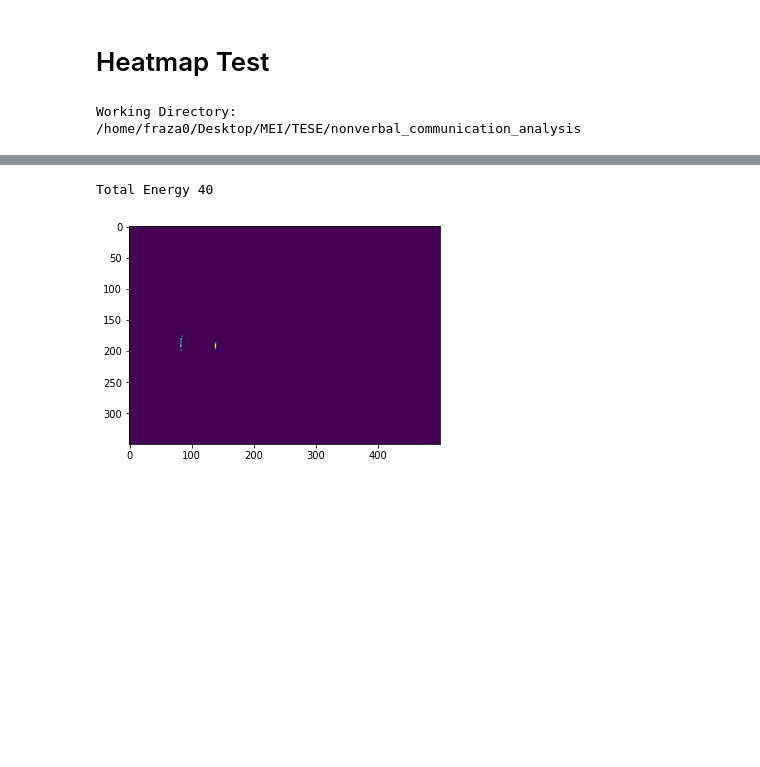
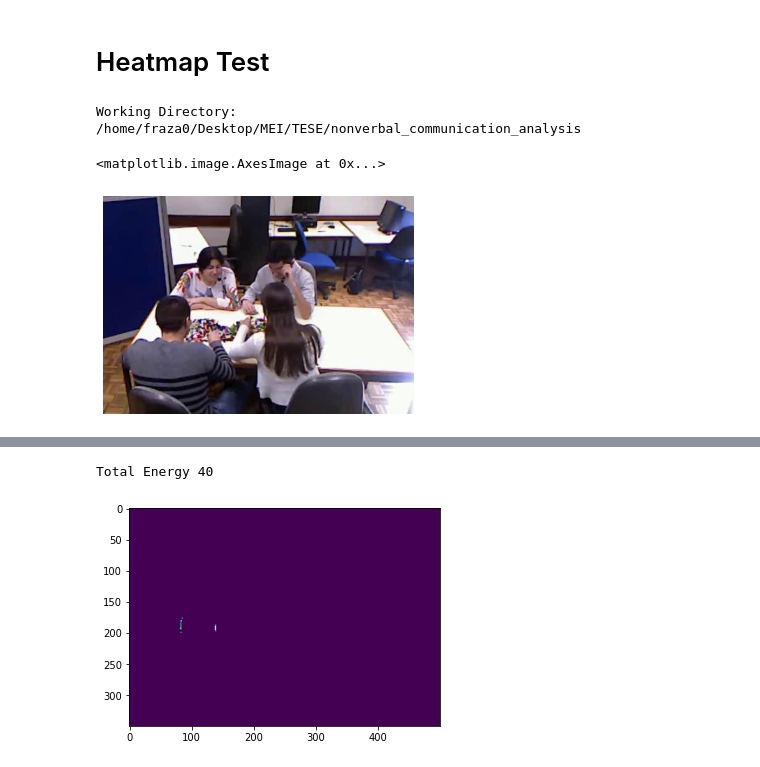
Before and after one commit to fraza0/nonverbal_communication_analysis, a Jupyter notebook: nonverbal_communication_analysis/m4_DataProcessing/Heatmap test.ipynb, the cells around one changed output, grey strips where cells are left out. Saved outputs shown, nothing was run; the diff lists cells and outputs as text; code cells hidden in the pictures; blank space fills up the shorter version.

Commit message:
report images heatmap

```diff
--- a/nonverbal_communication_analysis/m4_DataProcessing/Heatmap test.ipynb
+++ b/nonverbal_communication_analysis/m4_DataProcessing/Heatmap test.ipynb
@@ -37,3 +37,9 @@ activity_frame += frame_energy(frame1, frame2)
 activity_frame += frame_energy(frame2, frame3)
 activity_frame += frame_energy(frame3, frame4)
 activity_frame += frame_energy(frame4, frame5)
+# %%
+plt.axis('off')
+plt.imshow(cv2.cvtColor(frame1, cv2.COLOR_BGR2RGB))
+# %% [output]
+<matplotlib.image.AxesImage at 0x...>
+[figure, added]
```
Also changed, not shown: parts of 4 cells of this notebook, 1 other file.
